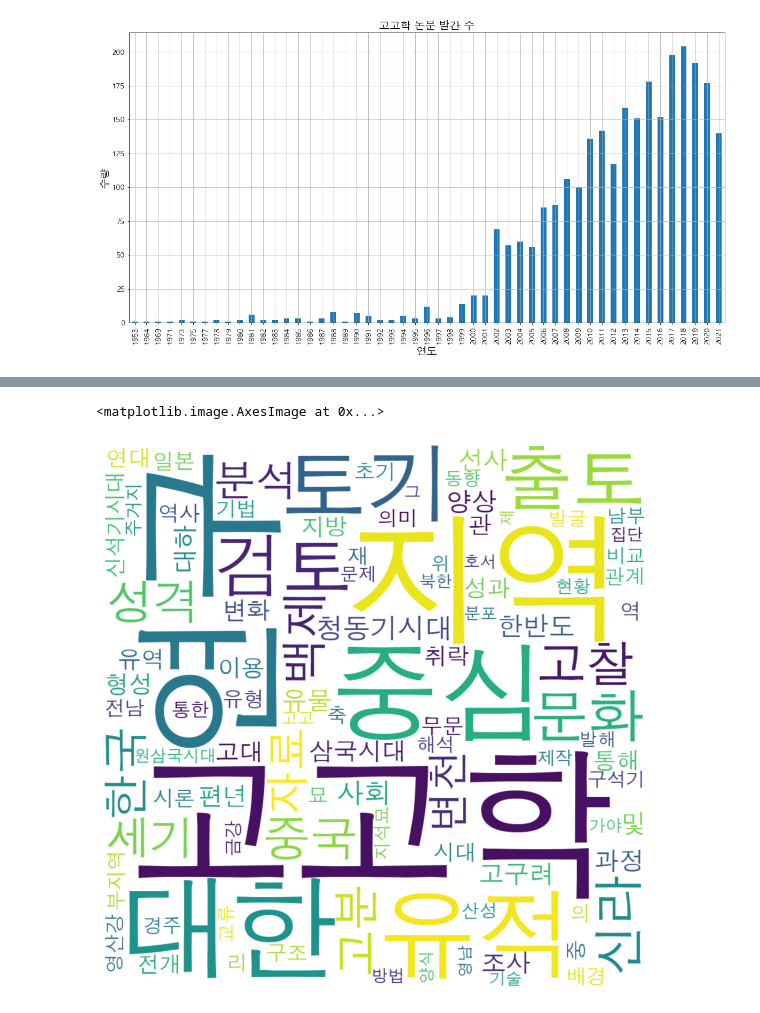
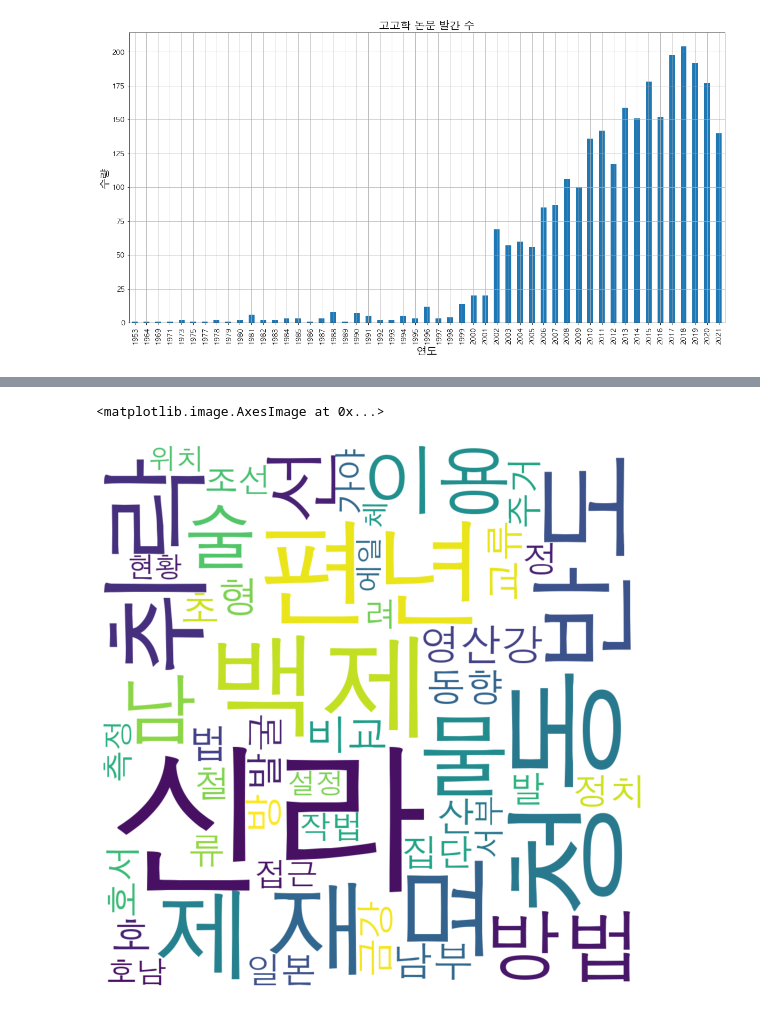
Before and after one commit to ChanToRe/Archaeological-research-trend-analysis, a Jupyter notebook: Arch_Research_trend.ipynb, the cells around one changed output, grey strips where cells are left out. Drawn from its saved outputs; the diff is of its cells as text; code cells hidden in the pictures.

Commit message:
Update : Apply Stopword

```diff
--- a/Arch_Research_trend.ipynb
+++ b/Arch_Research_trend.ipynb
@@ -66,0 +65,15 @@ plt.show()
+# %%
+#불용어 처리
+#고고학, 연구, 중심, 대한, 지역
+def clean_text(row):
+    text = row['translate_title']
+    # print("특수기호 제거 : ", text , "\n" )
+    pattern = '[^\w\s]'
+    text = re.sub(pattern=pattern, repl='', string=text)
+    # print("필요없는 정보 제거 : ", text , "\n" )
+    pattern = '["특징", "세기", "전개", "관계", "배경", "시론", "리", "양상", "한국", "고고학", "연구", "중심", "대한", "지역", "문화", "검토", "성격", "및", "고찰", "출토", "유적", "변천", "의미", "사회", "자료", "통해", "를", "을", "로", "분석", "과"]'
+    text = re.sub(pattern=pattern, repl='', string=text)
+    return text
+
+trans_result['translate_title'] = trans_result.apply(clean_text, axis=1)
+trans_result
@@ -94,17 +121,18 @@ twenty.close()
 # %%
 #Okt 생성
 okt = Okt()
-wc = WordCloud(width=1000, height=1000, random_state=0, max_words=100, max_font_size=300 ,background_color="white", font_path=r'~/Library/Fonts/AppleGothic.ttf')
+trans_result["translate_title"] = ''
+wc = WordCloud(width=1000, height=1000, random_state=0, max_words=50, max_font_size=300 ,background_color="white", font_path=r'~/Library/Fonts/AppleGothic.ttf')
 
 #2000년대 발간 논문 명사 빈도 카운트
 zero_noun = okt.nouns(data_zero)
 zero_count = Counter(zero_noun)
-zero_noun_list = zero_count.most_common(100)
+zero_noun_list = zero_count.most_common(50)
 plt.axis("off")
 plt.imshow(wc.generate_from_frequencies(dict(zero_noun_list)))
 # %% [output]
 <matplotlib.image.AxesImage at 0x...>
-[figure, old version]
+[figure, new version]
 # %%
 #2010년대 발간 논문 명사 빈도 카운트
 ten_noun = okt.nouns(data_ten)
```
Also changed, not shown: parts of 6 cells of this notebook.
